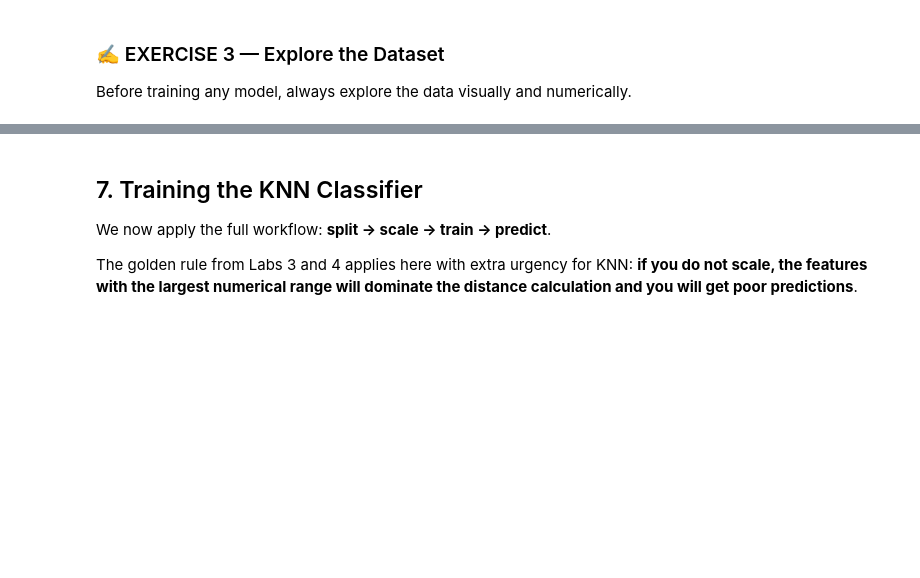
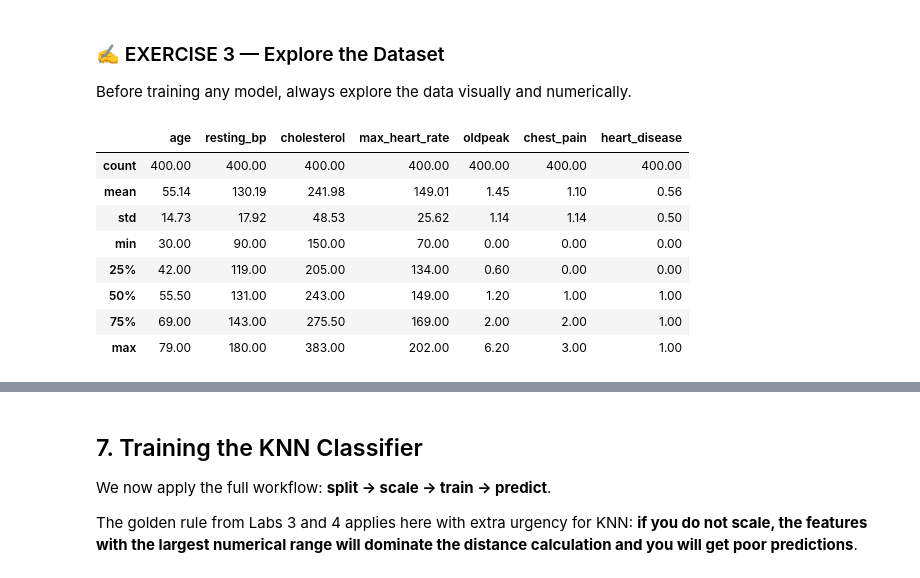
Before and after one commit to Kartikiscalm/IML-LAB-, a Jupyter notebook: Lab5_KNN.ipynb, the cells around one changed output, grey strips where cells are left out. Saved outputs shown, nothing was run; the diff lists cells and outputs as text; code cells hidden in the pictures; blank space fills up the shorter version.

```diff
--- a/Lab5_KNN.ipynb
+++ b/Lab5_KNN.ipynb
@@ -537,3 +609,16 @@ Before training any model, always explore the data visually and numerically.
 # plt.ylabel("Count")
 # plt.title("Oldpeak distribution by class")
 # plt.legend(); plt.show()
+# %%
+# Print summary statistics
+display(heart_df.describe().round(2))
+# %% [output]
+|  | age | resting_bp | cholesterol | max_heart_rate | oldpeak | chest_pain | heart_disease |
+| count | 400.00 | 400.00 | 400.00 | 400.00 | 400.00 | 400.00 | 400.00 |
+| mean | 55.14 | 130.19 | 241.98 | 149.01 | 1.45 | 1.10 | 0.56 |
+| std | 14.73 | 17.92 | 48.53 | 25.62 | 1.14 | 1.14 | 0.50 |
+| min | 30.00 | 90.00 | 150.00 | 70.00 | 0.00 | 0.00 | 0.00 |
+| 25% | 42.00 | 119.00 | 205.00 | 134.00 | 0.60 | 0.00 | 0.00 |
+| 50% | 55.50 | 131.00 | 243.00 | 149.00 | 1.20 | 1.00 | 1.00 |
+| 75% | 69.00 | 143.00 | 275.50 | 169.00 | 2.00 | 2.00 | 1.00 |
+| max | 79.00 | 180.00 | 383.00 | 202.00 | 6.20 | 3.00 | 1.00 |
```
Also changed, not shown: parts of 10 cells of this notebook.
